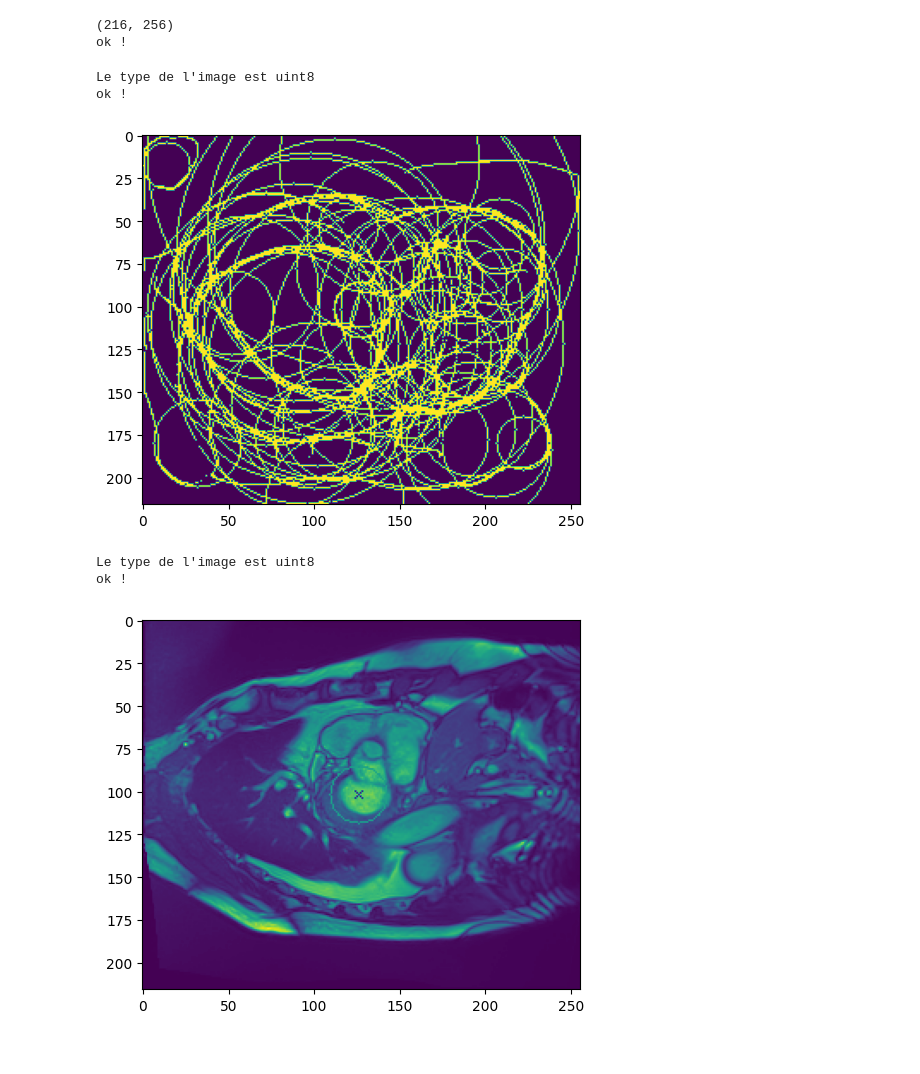
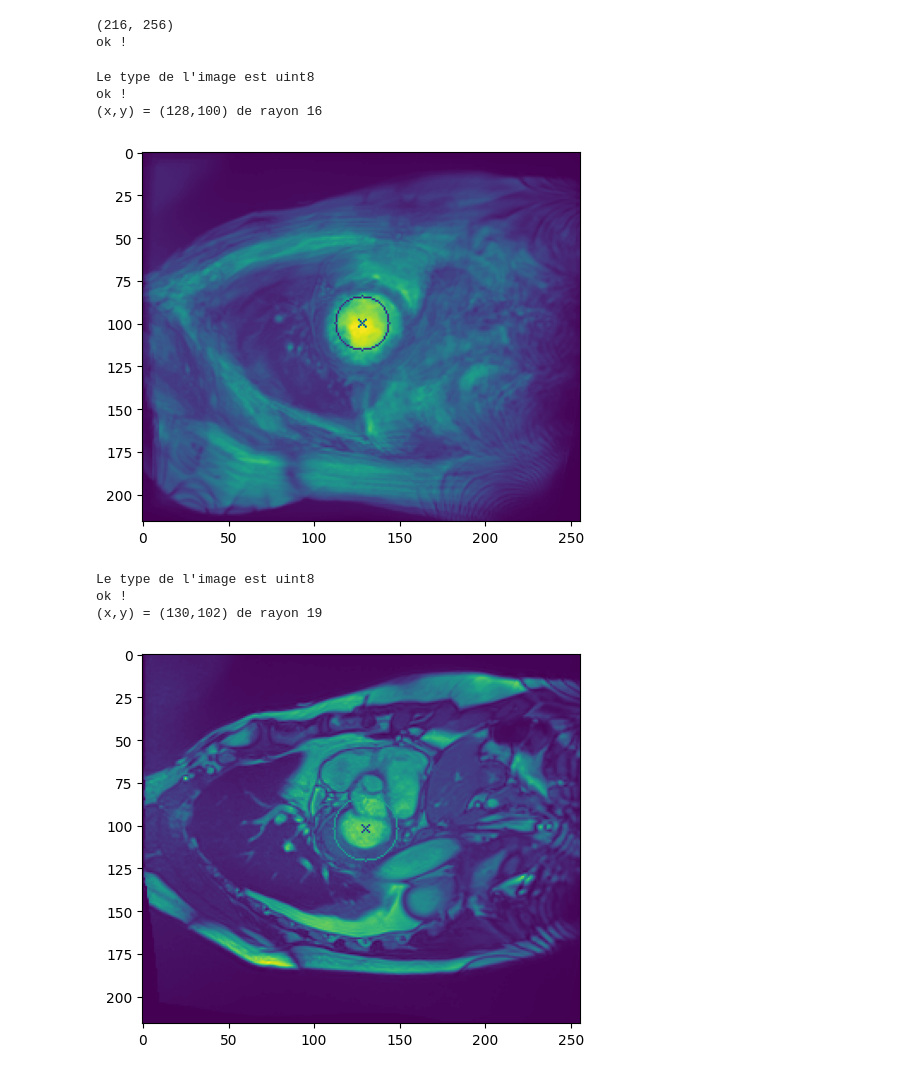
Before and after one commit to Bastaxeloux/proj3dt, a Jupyter notebook: ebauche.ipynb, the cells around one changed output. Cells and saved outputs as stored; diff of their text form; code cells hidden in the pictures.

Commit message:
prochaine étape tester hough sur plusieurs patients

```diff
--- a/ebauche.ipynb
+++ b/ebauche.ipynb
@@ -228,7 +229,7 @@ def traitement_hough(image):
         grey_blur_norm = cv.normalize(grey_blur, dst=None, alpha=0,beta=255,norm_type=cv.NORM_MINMAX, dtype=cv.CV_8U)
         plt.imshow(grey_blur_norm)
         # plt.imshow(edges)
-        circles=cv.HoughCircles(grey_blur_norm,cv.HOUGH_GRADIENT, dp=1,minDist=10, param1=151, param2=29, minRadius=0, maxRadius=0)
+        circles=cv.HoughCircles(grey_blur_norm,cv.HOUGH_GRADIENT, dp=1,minDist=20, param1=150, param2=40, minRadius=0, maxRadius=30)
 
     # HoughCircles
     if circles is None:
@@ -245,13 +246,14 @@ def canny(image,sigma=5):
 # %%
 im_entree = patient.t1.data
 im_tf = tf_mag(im_entree)
 im_canny = canny(im_tf, sigma=9)
 circles = traitement_hough(im_canny)
-plot_circles(im_canny, circles)
+plot_circles(im_tf, circles)
 # %% [output]
 Le type de l'image est uint8
 ok !
+(x,y) = (128,100) de rayon 16
-[figure, old version]
+[figure, new version]
 # %%
 
 im_seuil = image_seuillee(im_tf,  1850)
@@ -265,4 +267,5 @@ plot_circles(im_affichage, circles_seuil)
 # %% [output]
 Le type de l'image est uint8
 ok !
+(x,y) = (130,102) de rayon 19
-[figure, old version]
+[figure, new version]
```
Also changed, not shown: parts of 1 cell of this notebook.
